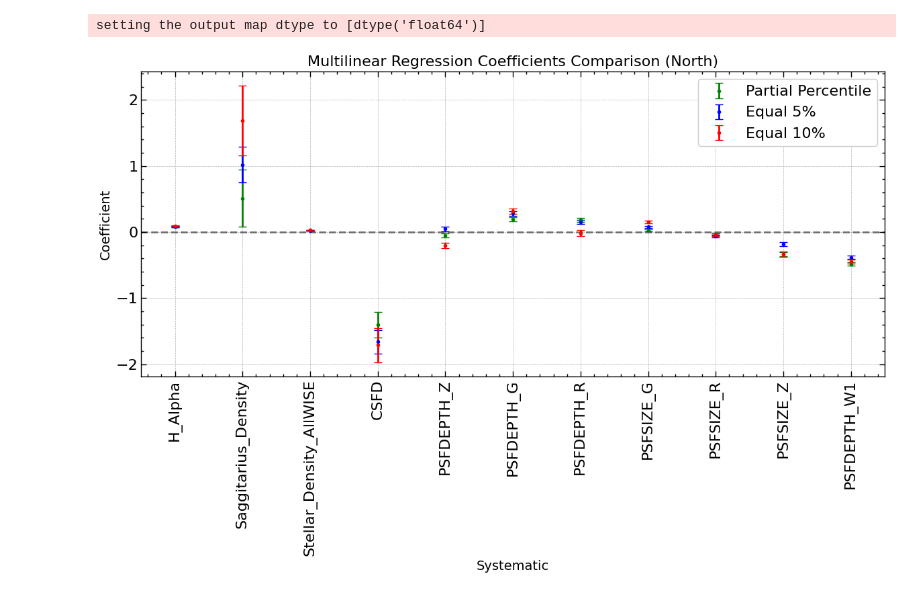
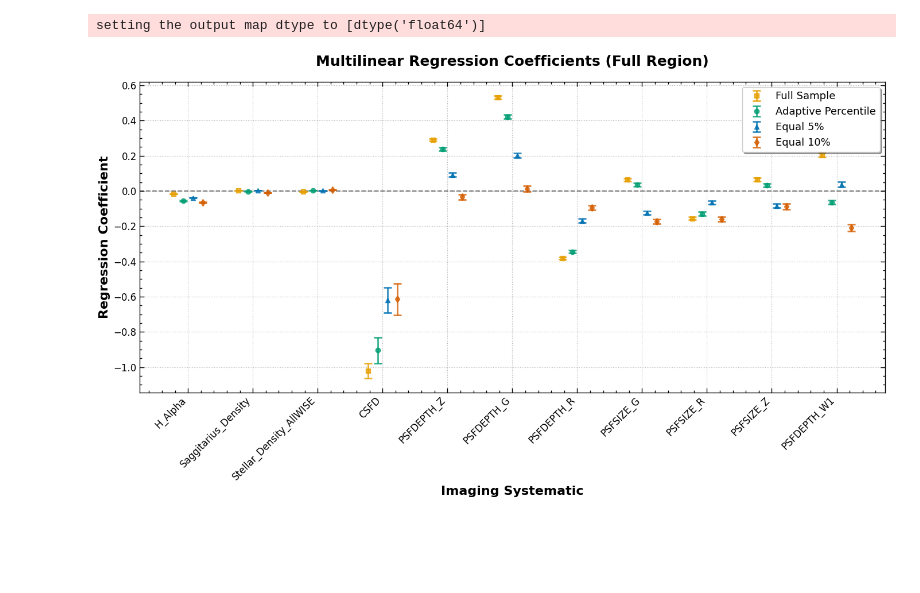
Before and after one commit to Shin107/DESILegacy-PECVEL, a Jupyter notebook: notebooks/multilinear_regression.ipynb, the cells around one changed output. Drawn from its saved outputs; the diff is of its cells as text; code cells hidden in the pictures; blank space fills up the shorter version.

Commit message:
regression multilinear

```diff
--- a/notebooks/multilinear_regression.ipynb
+++ b/notebooks/multilinear_regression.ipynb
@@ -620,25 +616,54 @@ setting the output map dtype to [dtype('float64')]
 # plt.tight_layout()
 # plt.show()
 # %%
-part = 'north'
-full_partial_percentile = f'{part}_multilinear_regression_coefficients_partial_percentile.npy'
-full_equal_5 = f'{part}_multilinear_regression_coefficients_equal_5.npy'
-full_equal_10 = f'{part}_multilinear_regression_coefficients_equal_10.npy'
-plt.figure(figsize=(12, 8))
-plt.errorbar(range(len(systematics_list)), np.load(full_partial_percentile, allow_pickle=True).item()['coefficients'], yerr=np.load(full_partial_percentile, allow_pickle=True).item()['errors'],
-             fmt='o', capsize=4, markersize=3, linewidth=2,color='g',label='Partial Percentile')
-plt.errorbar(range(len(systematics_list)), np.load(full_equal_5, allow_pickle=True).item()['coefficients'], yerr=np.load(full_equal_5, allow_pickle=True).item()['errors'],
-             fmt='o', capsize=4, markersize=3, linewidth=2,color='b',label='Equal 5%')
-plt.errorbar(range(len(systematics_list)), np.load(full_equal_10,   allow_pickle=True).item()['coefficients'], yerr=np.load(full_equal_10, allow_pickle=True).item()['errors'],
-             fmt='o', capsize=4, markersize=3, linewidth=2,color='r',label='Equal 10%')
-plt.axhline(y=0, color='k', linestyle='--', alpha=0.5)
-plt.xticks(range(len(systematics_list)), systematics_list, rotation=90)
-plt.ylabel('Coefficient', fontsize=14)
-plt.xlabel('Systematic', fontsize=14)
-plt.title(f'Multilinear Regression Coefficients Comparison ({part.capitalize()})', fontsize=16)
-plt.grid(True, alpha=0.3)
-plt.legend()
+part = 'full'
+dir_name = f'multilinear_results/{part}'
+partial_percentile = f'{dir_name}/{part}_multilinear_regression_coefficients_partial_percentile.npy'
+equal_5 = f'{dir_name}/{part}_multilinear_regression_coefficients_equal_5.npy'
+equal_10 = f'{dir_name}/{part}_multilinear_regression_coefficients_equal_10.npy'
+full_sample = f'{dir_name}/{part}_multilinear_regression_coefficients_full_sample.npy'
+
+# Load data
+data_full = np.load(full_sample, allow_pickle=True).item()
+data_partial = np.load(partial_percentile, allow_pickle=True).item()
+data_equal5 = np.load(equal_5, allow_pickle=True).item()
+data_equal10 = np.load(equal_10, allow_pickle=True).item()
+
+# Create publication-ready figure
+fig, ax = plt.subplots(figsize=(14, 8))
+
+x_pos = np.arange(len(systematics_list))
+offset = 0.15
+
+# Plot with distinct markers and colors
+ax.errorbar(x_pos - 1.5*offset, data_full['coefficients'], yerr=data_full['errors'],
+            fmt='s', capsize=5, markersize=6, linewidth=2, color='#E69F00',
+            label='Full Sample', alpha=0.8, capthick=2)
+ax.errorbar(x_pos - 0.5*offset, data_partial['coefficients'], yerr=data_partial['errors'],
+            fmt='o', capsize=5, markersize=6, linewidth=2, color='#009E73',
+            label='Adaptive Percentile', alpha=0.8, capthick=2)
+ax.errorbar(x_pos + 0.5*offset, data_equal5['coefficients'], yerr=data_equal5['errors'],
+            fmt='^', capsize=5, markersize=6, linewidth=2, color='#0072B2',
+            label='Equal 5%', alpha=0.8, capthick=2)
+ax.errorbar(x_pos + 1.5*offset, data_equal10['coefficients'], yerr=data_equal10['errors'],
+            fmt='d', capsize=5, markersize=6, linewidth=2, color='#D55E00',
+            label='Equal 10%', alpha=0.8, capthick=2)
+
+# Styling
+ax.axhline(y=0, color='black', linestyle='--', alpha=0.5, linewidth=1.5, zorder=0)
+ax.set_xticks(x_pos)
+ax.set_xticklabels(systematics_list, rotation=45, ha='right', fontsize=13)
+ax.set_ylabel('Regression Coefficient', fontsize=16, fontweight='bold')
+ax.set_xlabel('Imaging Systematic', fontsize=16, fontweight='bold')
+ax.set_title(f'Multilinear Regression Coefficients ({part.capitalize()} Region)',
+             fontsize=18, fontweight='bold', pad=20)
+ax.tick_params(axis='both', which='major', labelsize=12)
+ax.legend(fontsize=13, frameon=True, fancybox=True, shadow=True, loc='best')
+ax.grid(True, alpha=0.3, linestyle=':', linewidth=0.8)
+
 plt.tight_layout()
+#plt.savefig(f'{dir_name}/{part}_coefficients_comparison_publication.pdf', dpi=300, bbox_inches='tight')
+plt.savefig(f'{dir_name}/{part}_coefficients_comparison_publication.png', dpi=300, bbox_inches='tight')
 plt.show()
 # %% [output]
-[figure, old version]
+[figure, new version]
```
Also changed, not shown: parts of 30 cells of this notebook.
